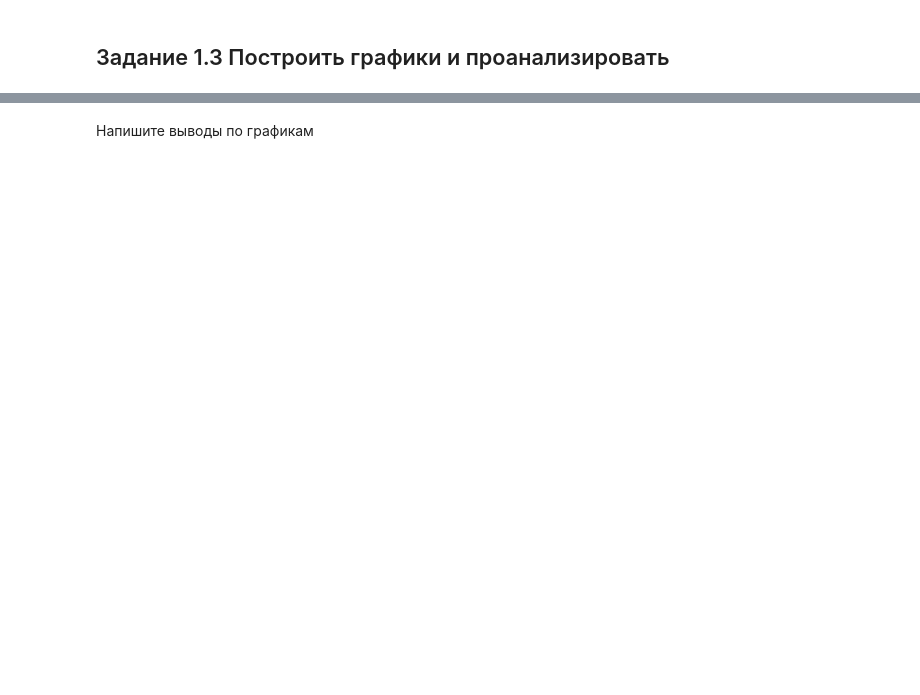
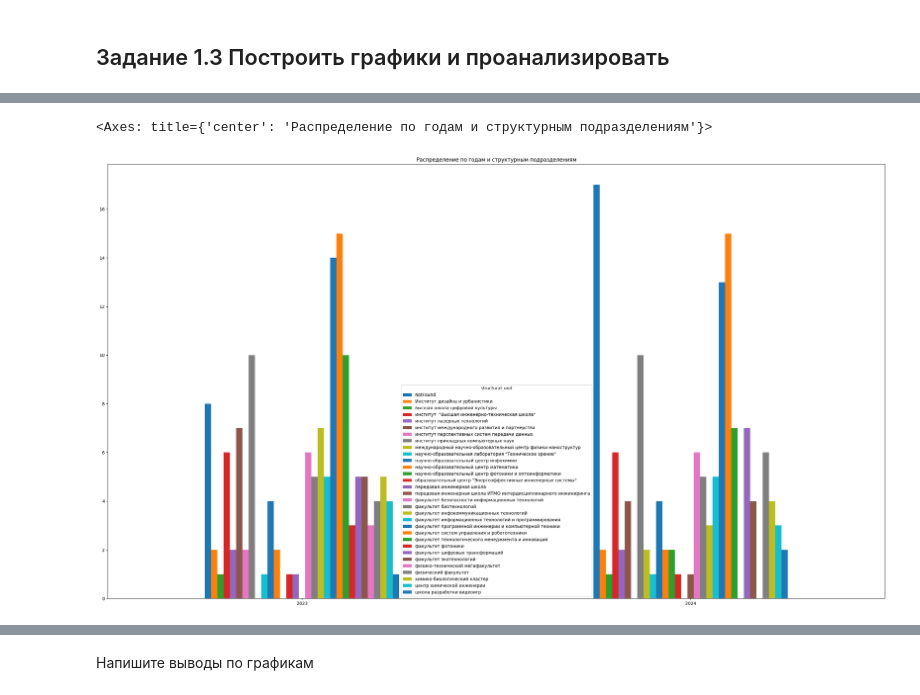
Before and after one commit to Patisson4/DataAnalysis, a Jupyter notebook: IR_1_Data_Collection.ipynb, the cells around one changed output, grey strips where cells are left out. Cells and saved outputs as stored; diff of their text form; code cells hidden in the pictures; blank space fills up the shorter version.

```diff
--- a/IR_1_Data_Collection.ipynb
+++ b/IR_1_Data_Collection.ipynb
@@ -84,0 +259,7 @@ headers = {'Content-Type': "application/json", 'Authorization': "Token " + token
+# %%
+ct = crosstab(ddf['year'], ddf['structural_unit'])
+
+ct.plot.bar(rot=0, title='Распределение по годам и структурным подразделениям', xlabel='', figsize=(32, 18))
+# %% [output]
+<Axes: title={'center': 'Распределение по годам и структурным подразделениям'}>
+[figure, added]
```
Also changed, not shown: parts of 31 cells of this notebook.
